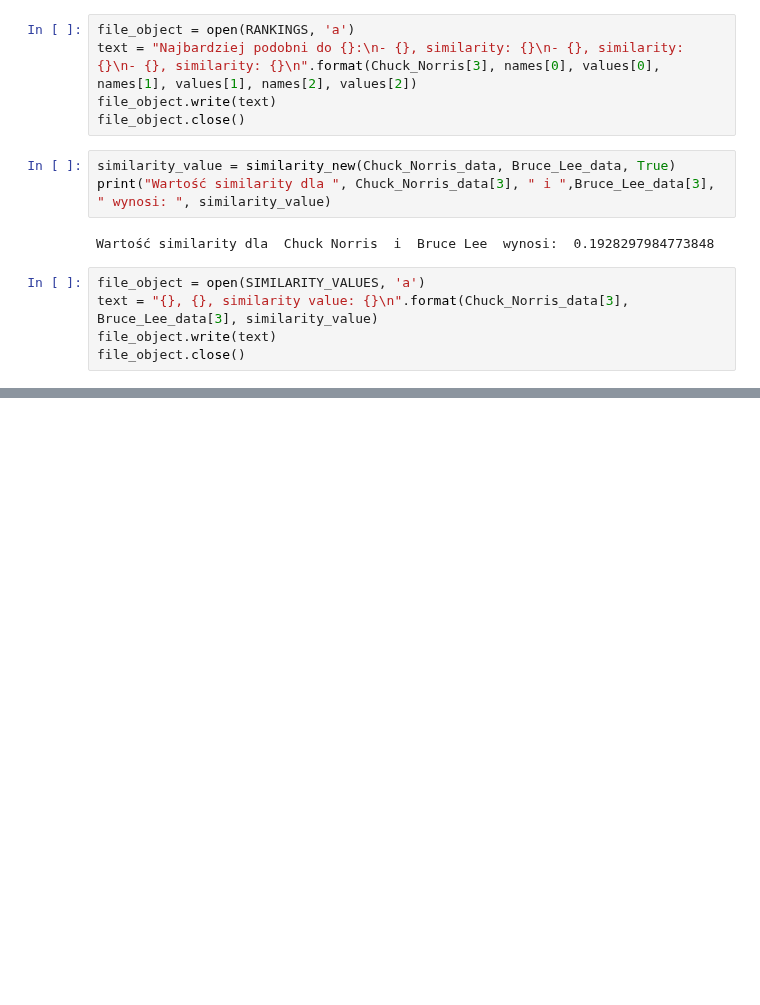
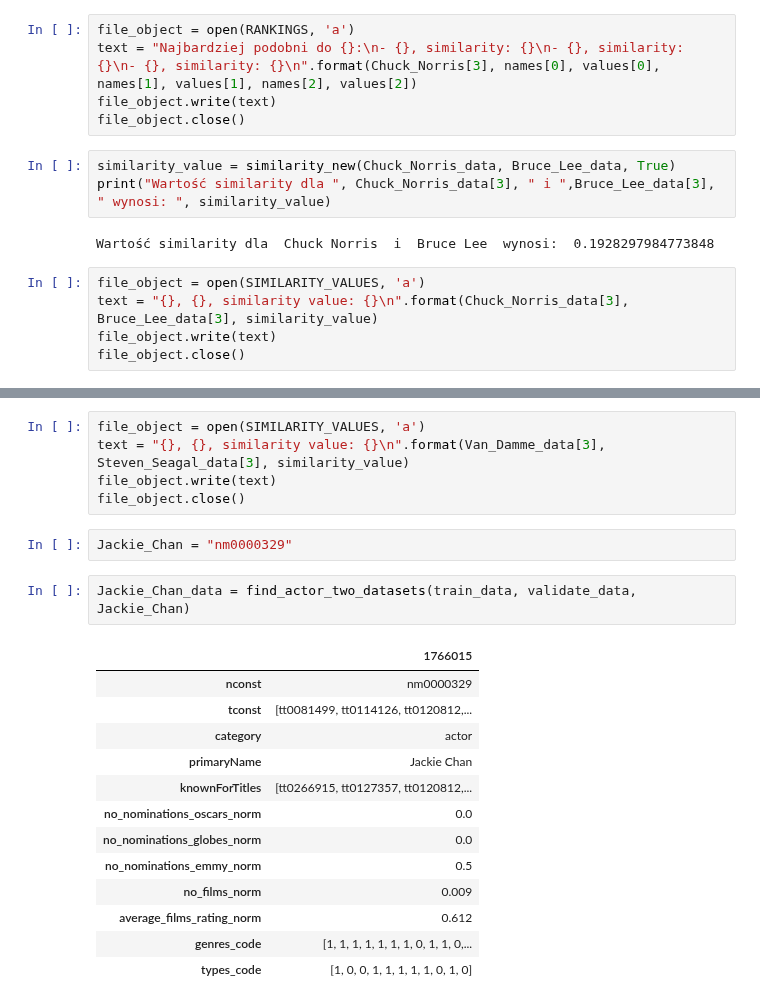
Before and after one commit to PiotrMaciejKowalski/BigData2022-actors, a Jupyter notebook: Testy_podobieństwa.ipynb, the cells around one changed output, grey strips where cells are left out. Cells and saved outputs as stored; diff of their text form; blank space fills up the shorter version.

```diff
--- a/Testy_podobieństwa.ipynb
+++ b/Testy_podobieństwa.ipynb
@@ -848,0 +970,23 @@ file_object.close()
+# %%
+file_object = open(SIMILARITY_VALUES, 'a')
+text = "{}, {}, similarity value: {}\n".format(Van_Damme_data[3], Steven_Seagal_data[3], similarity_value)
+file_object.write(text)
+file_object.close()
+# %%
+Jackie_Chan = "nm0000329"
+# %%
+Jackie_Chan_data = find_actor_two_datasets(train_data, validate_data, Jackie_Chan)
+# %% [output]
+|  | 1766015 |
+| nconst | nm0000329 |
+| tconst | [tt0081499, tt0114126, tt0120812,... |
+| category | actor |
+| primaryName | Jackie Chan |
+| knownForTitles | [tt0266915, tt0127357, tt0120812,... |
+| no_nominations_oscars_norm | 0.0 |
+| no_nominations_globes_norm | 0.0 |
+| no_nominations_emmy_norm | 0.5 |
+| no_films_norm | 0.009 |
+| average_films_rating_norm | 0.612 |
+| genres_code | [1, 1, 1, 1, 1, 1, 1, 0, 1, 1, 0,... |
+| types_code | [1, 0, 0, 1, 1, 1, 1, 1, 0, 1, 0] |
```
Also changed, not shown: parts of 82 cells of this notebook.
